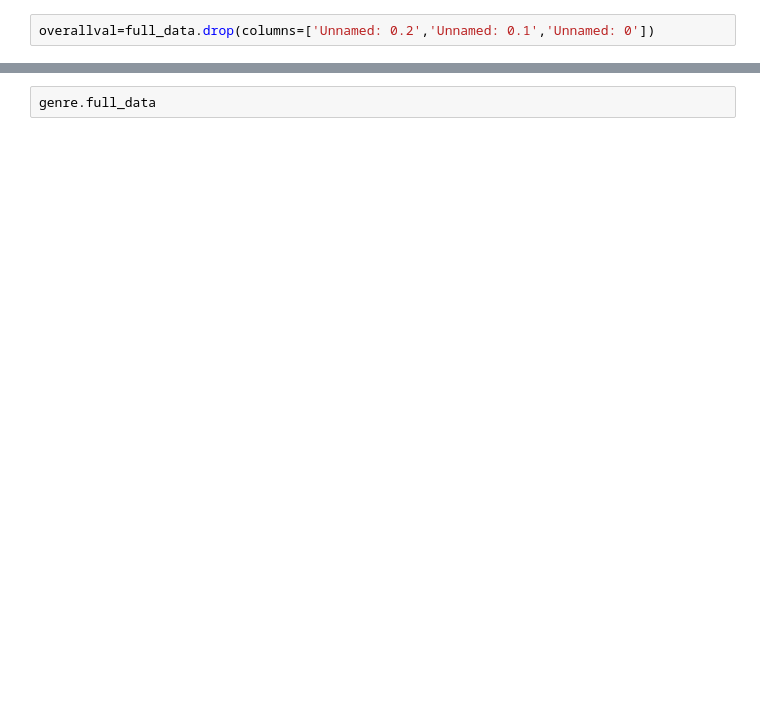
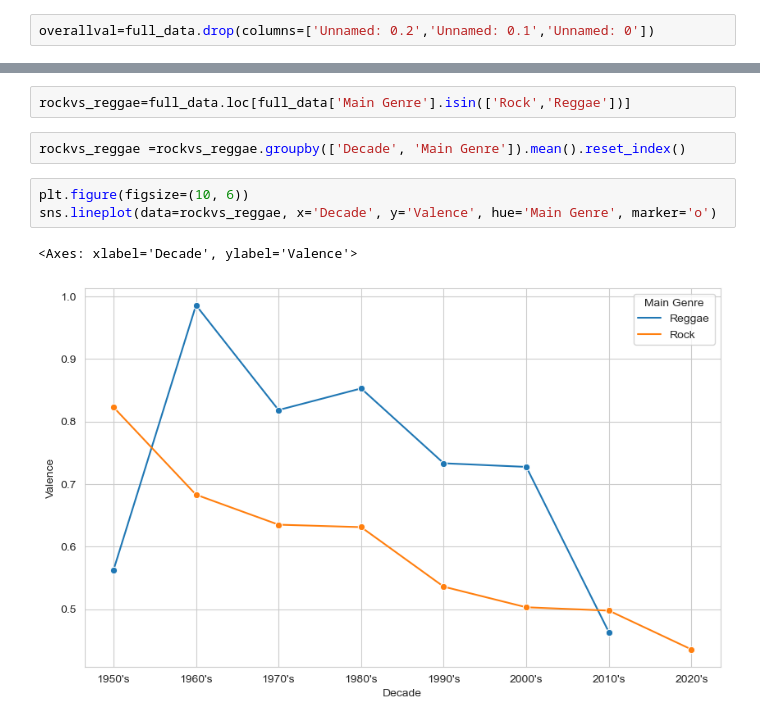
Before and after one commit to joshcb88/joshua_capstone, a Jupyter notebook: notebooks/Spotify Additional Analysis.ipynb, the cells around one changed output, grey strips where cells are left out. Drawn from its saved outputs; the diff is of its cells as text; blank space fills up the shorter version.

```diff
--- a/notebooks/Spotify Additional Analysis.ipynb
+++ b/notebooks/Spotify Additional Analysis.ipynb
@@ -239,2 +552,10 @@ overallval.loc[overallval['Decade']=="2020's"].sort_values(by='Valence',ascendin
 # %%
-genre.full_data
+rockvs_reggae=full_data.loc[full_data['Main Genre'].isin(['Rock','Reggae'])]
+# %%
+rockvs_reggae =rockvs_reggae.groupby(['Decade', 'Main Genre']).mean().reset_index()
+# %%
+plt.figure(figsize=(10, 6))
+sns.lineplot(data=rockvs_reggae, x='Decade', y='Valence', hue='Main Genre', marker='o')
+# %% [output]
+<Axes: xlabel='Decade', ylabel='Valence'>
+[figure, added]
```
Also changed, not shown: parts of 38 cells of this notebook, 1 other file.
